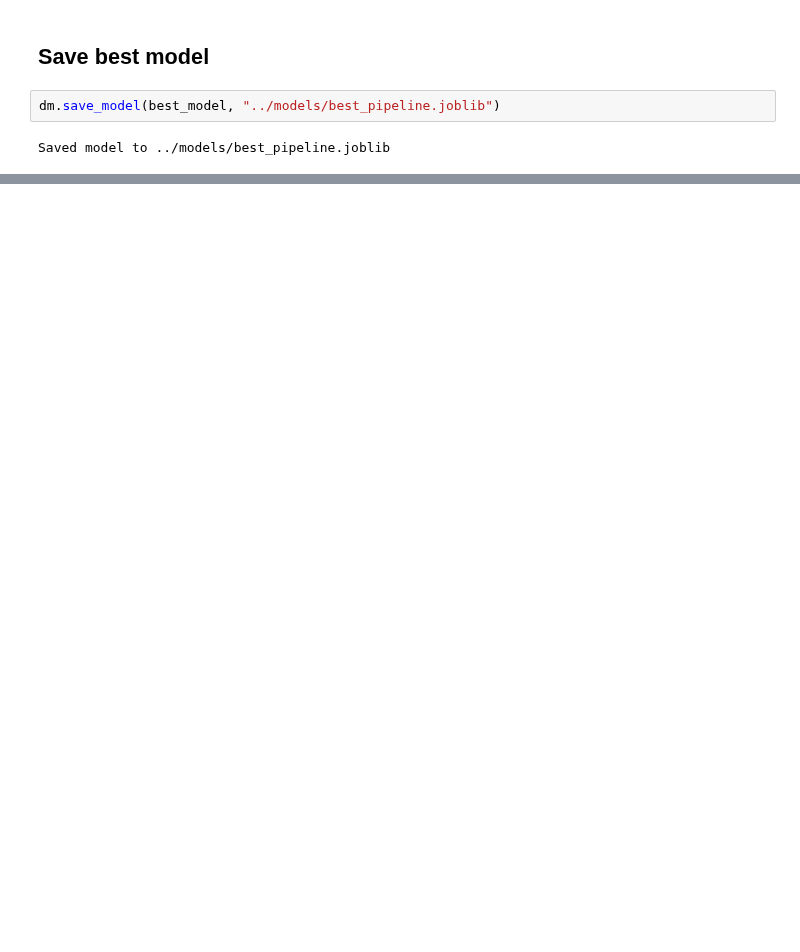
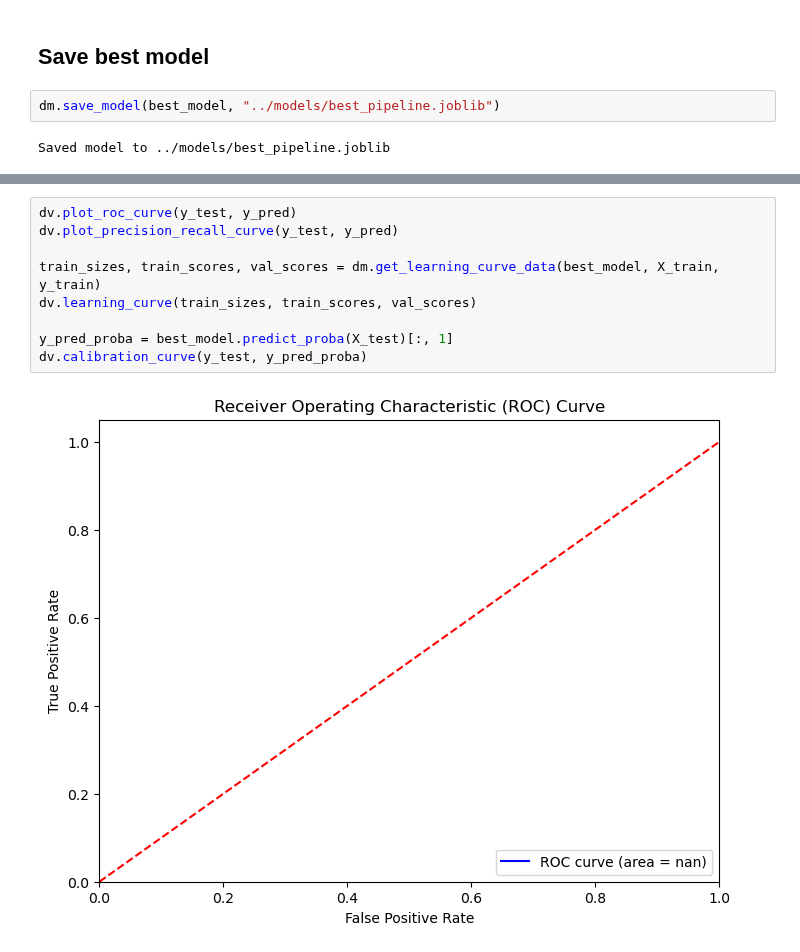
Before and after one commit to KaroGil/master_plug_prediction, a Jupyter notebook: notebooks/modeling.ipynb, the cells around one changed output, grey strips where cells are left out. Cells and saved outputs as stored; diff of their text form; blank space fills up the shorter version.

```diff
--- a/notebooks/modeling.ipynb
+++ b/notebooks/modeling.ipynb
@@ -169,0 +166,11 @@ Saved model to ../models/best_pipeline.joblib
+# %%
+dv.plot_roc_curve(y_test, y_pred)
+dv.plot_precision_recall_curve(y_test, y_pred)
+
+train_sizes, train_scores, val_scores = dm.get_learning_curve_data(best_model, X_train, y_train)
+dv.learning_curve(train_sizes, train_scores, val_scores)
+
+y_pred_proba = best_model.predict_proba(X_test)[:, 1]
+dv.calibration_curve(y_test, y_pred_proba)
+# %% [output]
+[figure, added]
```
Also changed, not shown: parts of 11 cells of this notebook, 5 other files.
